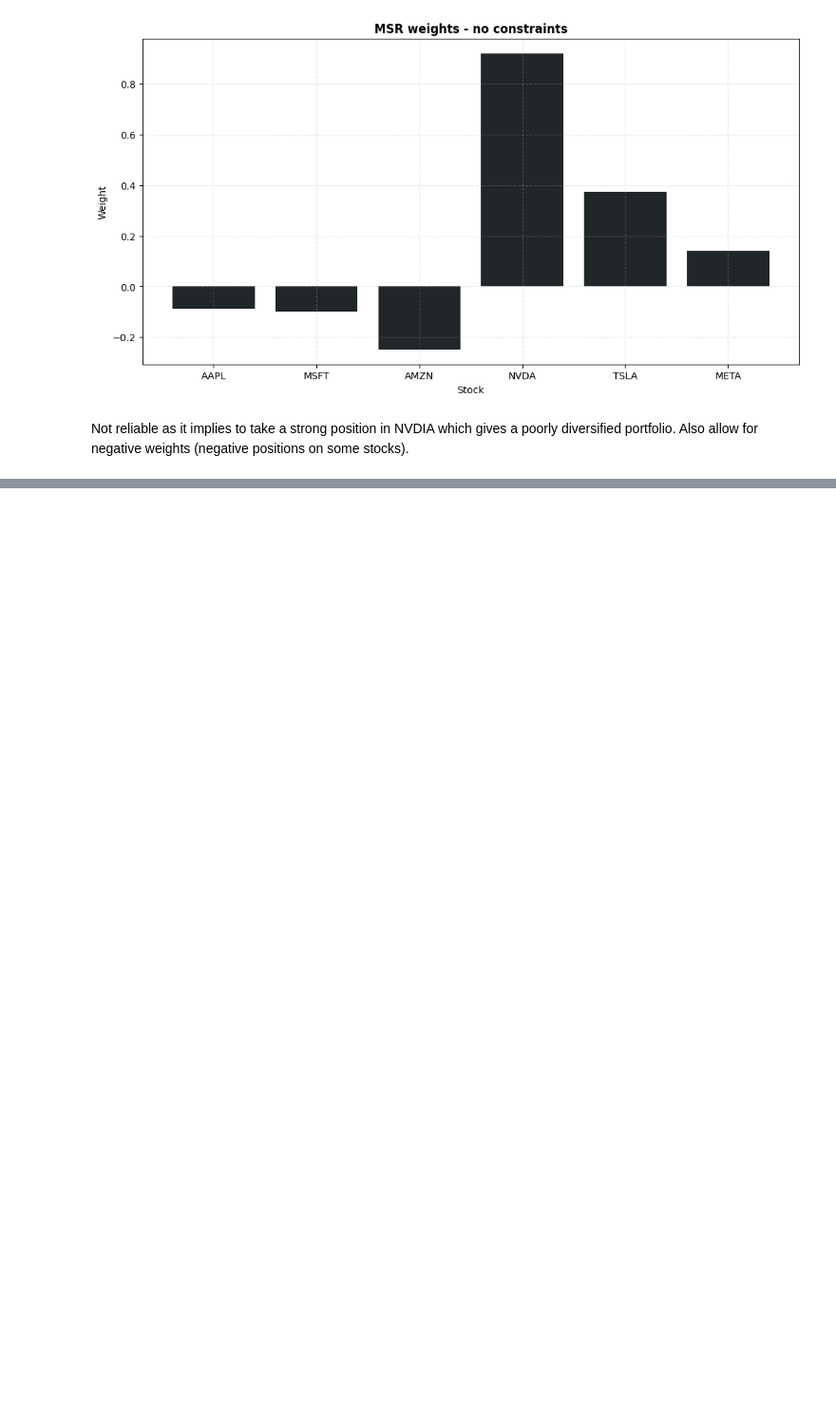
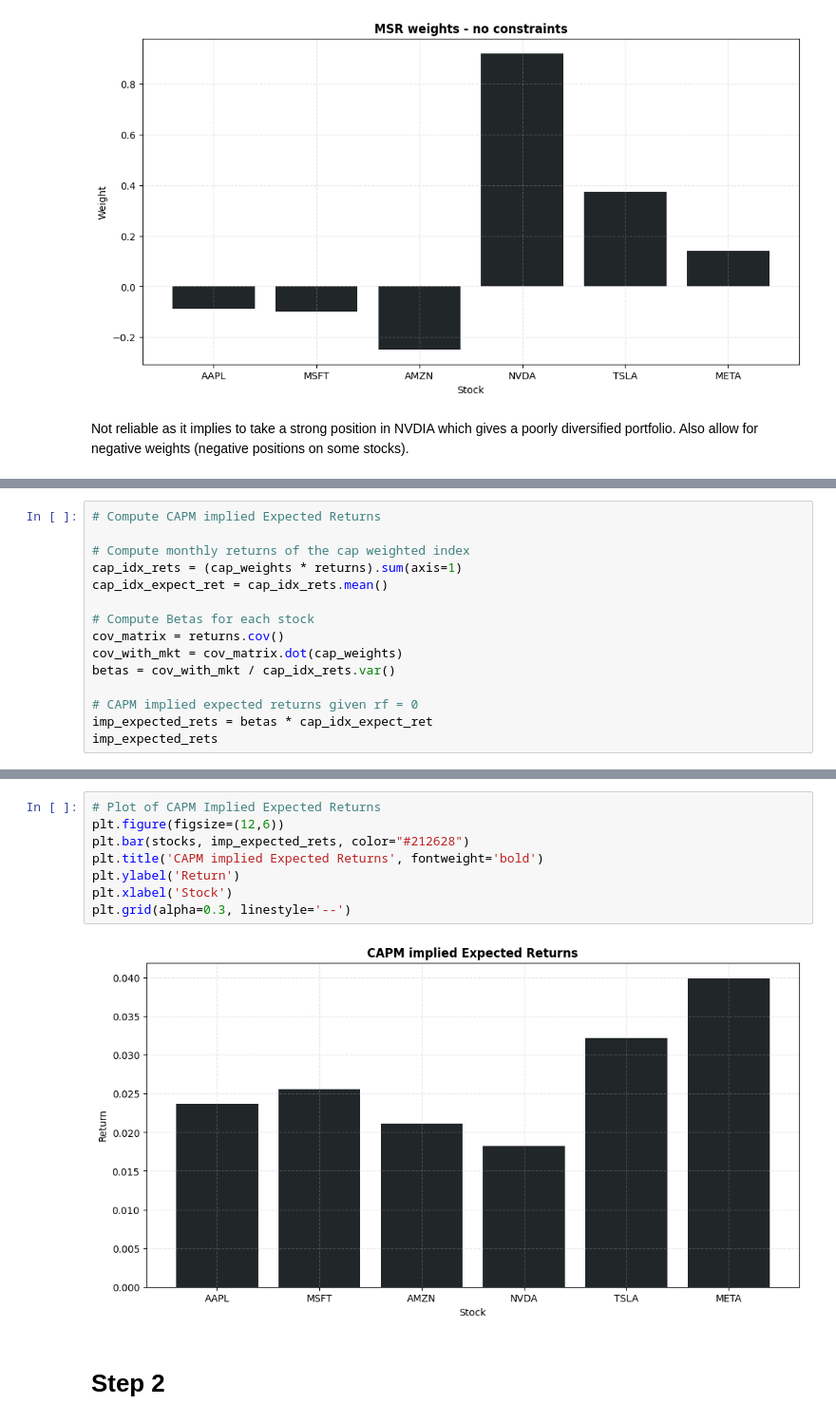
Before and after one commit to MarienRossiBenedetti/QuantPortfolioManagement, a Jupyter notebook: Assignment_3/assignment_3.ipynb, the cells around one changed output, grey strips where cells are left out. Shown: that part at 95% size. Saved outputs shown, nothing was run; the diff lists cells and outputs as text; blank space fills up the shorter version.

```diff
--- a/Assignment_3/assignment_3.ipynb
+++ b/Assignment_3/assignment_3.ipynb
@@ -97,0 +116,15 @@ Not reliable as it implies to take a strong position in NVDIA which gives a poor
+# %%
+# Compute CAPM implied Expected Returns
+
+# Compute monthly returns of the cap weighted index
+cap_idx_rets = (cap_weights * returns).sum(axis=1)
+cap_idx_expect_ret = cap_idx_rets.mean()
+
+# Compute Betas for each stock
+cov_matrix = returns.cov()
+cov_with_mkt = cov_matrix.dot(cap_weights)
+betas = cov_with_mkt / cap_idx_rets.var()
+
+# CAPM implied expected returns given rf = 0
+imp_expected_rets = betas * cap_idx_expect_ret
+imp_expected_rets
@@ -97,0 +140,12 @@ Not reliable as it implies to take a strong position in NVDIA which gives a poor
+# %%
+# Plot of CAPM Implied Expected Returns
+plt.figure(figsize=(12,6))
+plt.bar(stocks, imp_expected_rets, color="#212628")
+plt.title('CAPM implied Expected Returns', fontweight='bold')
+plt.ylabel('Return')
+plt.xlabel('Stock')
+plt.grid(alpha=0.3, linestyle='--')
+# %% [output]
+[figure, added]
+# %% [markdown]
+# Step 2
```
Also changed, not shown: parts of 9 cells of this notebook.
